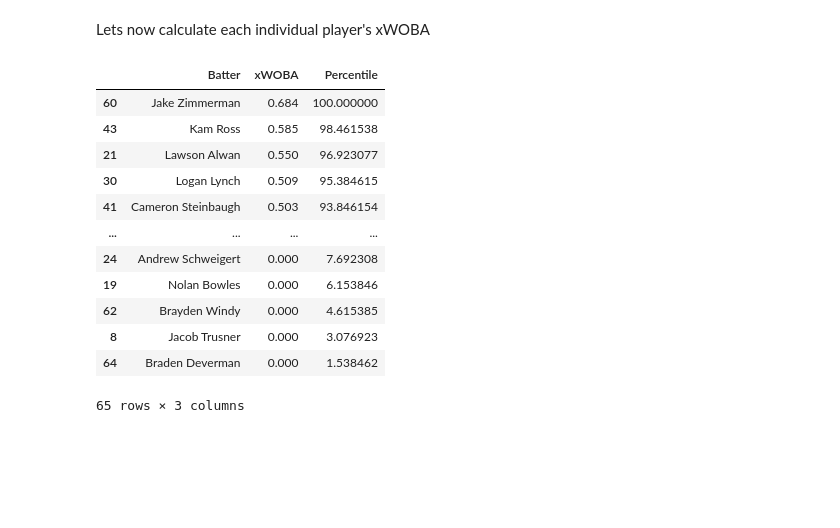
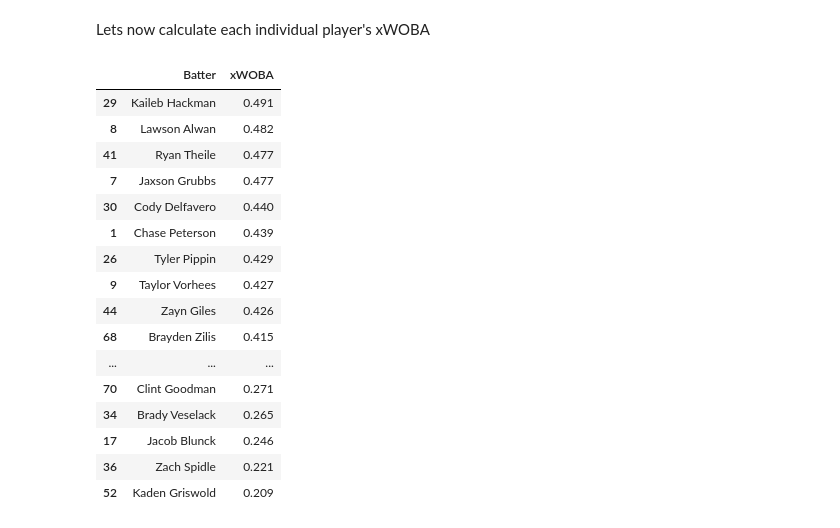
Before and after one commit to NoahLippman/Kernelytics-Projects, a Jupyter notebook: xWOBA_KCL/KCL_XWOBA.ipynb, the cells around one changed output. Cells and saved outputs as stored; diff of their text form; code cells hidden in the pictures; blank space fills up the shorter version.

Commit message:
Final xWOBA files

```diff
--- a/xWOBA_KCL/KCL_XWOBA.ipynb
+++ b/xWOBA_KCL/KCL_XWOBA.ipynb
@@ -77,4 +73,4 @@ Text(0, 0.5, 'RMSE')
 # %%
-xwoba_model = KNeighborsRegressor(n_neighbors = 15)
+xwoba_model = KNeighborsRegressor(n_neighbors = 11)
 xwoba_model.fit(X,Y)
 # %% [output]
@@ -113,0 +114,6 @@ plt.show()
+# %%
+Contact_Data.loc[:,'Preds'] = xwoba_model.predict(Contact_Data[['ExitSpeed', 'Angle']])
+
+outcomesData = pd.DataFrame(Contact_Data.groupby('PlayResult')['Preds'].mean().reset_index())
+
+outcomesData
@@ -113,0 +130,10 @@ plt.show()
+# %%
+def event_predict(event):
+    if(not pd.isna(event['ExitSpeed']) and not pd.isna(event['Angle']) and event['PitchCall'] == "InPlay"):
+        return xwoba_model.predict([[event['ExitSpeed'], event['Angle']]])[0]
+    elif(event['KorBB'] == "Strikeout"):
+        return 0
+    elif(event['KorBB'] == "Walk"):
+        return .695
+    elif((pd.isna(event['ExitSpeed']) or pd.isna(event['Angle'])) and event['PitchCall'] == "InPlay"):
+        return outcomesData.loc[outcomesData['PlayResult'] == event['PlayResult'], 'Preds'].values[0]
@@ -115,42 +146,44 @@ plt.show()
 Lets now calculate each individual player's xWOBA
 # %%
 hitters = data['Batter'].unique()
-hitterDict = {}
-
+hitterxWOBADict = {}
+hitterWOBADict = {}
+hitterPA = {}
 for hitter in hitters:
     hitter_data = data[data['Batter'] == hitter]
     hitter_data = hitter_data[hitter_data['PlayResult'].notna()]
-    try:
-        contact_data = Contact_Data[(Contact_Data['PitchCall'] == "InPlay") & (Contact_Data['Batter'] == hitter)]
-        non_con_data = hitter_data[hitter_data['PitchCall'] != "InPlay"]
-        xWOBACON = (xwoba_model.predict(contact_data[['ExitSpeed', 'Angle']])).sum()
-        xWOBA = (xWOBACON + non_con_data['RunValue'].sum()) / len(hitter_data)
-        hitterDict[hitter] = round(xWOBA,3)
-    except:
-        non_con_data = hitter_data[hitter_data['PitchCall'] != "InPlay"]
-        xWOBA = (non_con_data['RunValue'].sum()) / len(hitter_data)
-        hitterDict[hitter] = round(xWOBA,3)
+    wOBA = hitter_data['RunValue'].mean()
+    xWOBA = hitter_data['xWOBA'].mean()
+    hitterWOBADict[hitter] = round(wOBA, 3)
+    hitterxWOBADict[hitter] = round(xWOBA,3)
+    hitterPA[hitter] = len(hitter_data)
 
 hitters_data = pd.DataFrame(hitters, columns = ['Batter'])
-hitters_data['xWOBA'] = hitters_data['Batter'].map(hitterDict)
-
+hitters_data['xWOBA'] = hitters_data['Batter'].map(hitterxWOBADict)
+hitters_data['wOBA'] = hitters_data['Batter'].map(hitterWOBADict)
+hitters_data['PA'] = hitters_data['Batter'].map(hitterPA)
+hitters_data['wOBA - xWOBA'] = hitters_data['wOBA'] - hitters_data['xWOBA']
 hitters_data = hitters_data.sort_values(by = 'xWOBA', ascending = False)
 hitters_data['Rank'] = range(len(hitters_data['Batter']))
-hitters_data['Percentile'] = (len(hitters_data['xWOBA']) - hitters_data['Rank'])/len(hitters_data) *100
+hitters_data['Percentile'] = (len(hitters_data['xWOBA']) - hitters_data['Rank'])/len(hitters_data) * 100
 hitters_data.drop("Rank", inplace = True, axis = 1)
-hitters_data.to_csv("/Users/noahlippman/Documents/xWOBAFolder/Hitter_XWOBA.csv")
-hitters_data
+#hitters_data.to_csv("/Users/noahlippman/Documents/xWOBAFolder/Hitter_XWOBA.csv")
+hitters_data[hitters_data['PA'] > 27].sort_values(by = 'xWOBA', ascending = False)[['Batter','xWOBA']]
 # %% [output]
-|  | Batter | xWOBA | Percentile |
-| 60 | Jake Zimmerman | 0.684 | 100.000000 |
-| 43 | Kam Ross | 0.585 | 98.461538 |
-| 21 | Lawson Alwan | 0.550 | 96.923077 |
-| 30 | Logan Lynch | 0.509 | 95.384615 |
-| 41 | Cameron Steinbaugh | 0.503 | 93.846154 |
-| ... | ... | ... | ... |
-| 24 | Andrew Schweigert | 0.000 | 7.692308 |
-| 19 | Nolan Bowles | 0.000 | 6.153846 |
-| 62 | Brayden Windy | 0.000 | 4.615385 |
-| 8 | Jacob Trusner | 0.000 | 3.076923 |
-| 64 | Braden Deverman | 0.000 | 1.538462 |
+|  | Batter | xWOBA |
+| 29 | Kaileb Hackman | 0.491 |
+| 8 | Lawson Alwan | 0.482 |
+| 41 | Ryan Theile | 0.477 |
+| 7 | Jaxson Grubbs | 0.477 |
+| 30 | Cody Delfavero | 0.440 |
+| 1 | Chase Peterson | 0.439 |
+| 26 | Tyler Pippin | 0.429 |
+| 9 | Taylor Vorhees | 0.427 |
+| 44 | Zayn Giles | 0.426 |
+| 68 | Brayden Zilis | 0.415 |
+| ... | ... | ... |
+| 70 | Clint Goodman | 0.271 |
+| 34 | Brady Veselack | 0.265 |
+| 17 | Jacob Blunck | 0.246 |
+| 36 | Zach Spidle | 0.221 |
+| 52 | Kaden Griswold | 0.209 |
-65 rows × 3 columns
```
Also changed, not shown: parts of 17 cells of this notebook, 2 other files.
